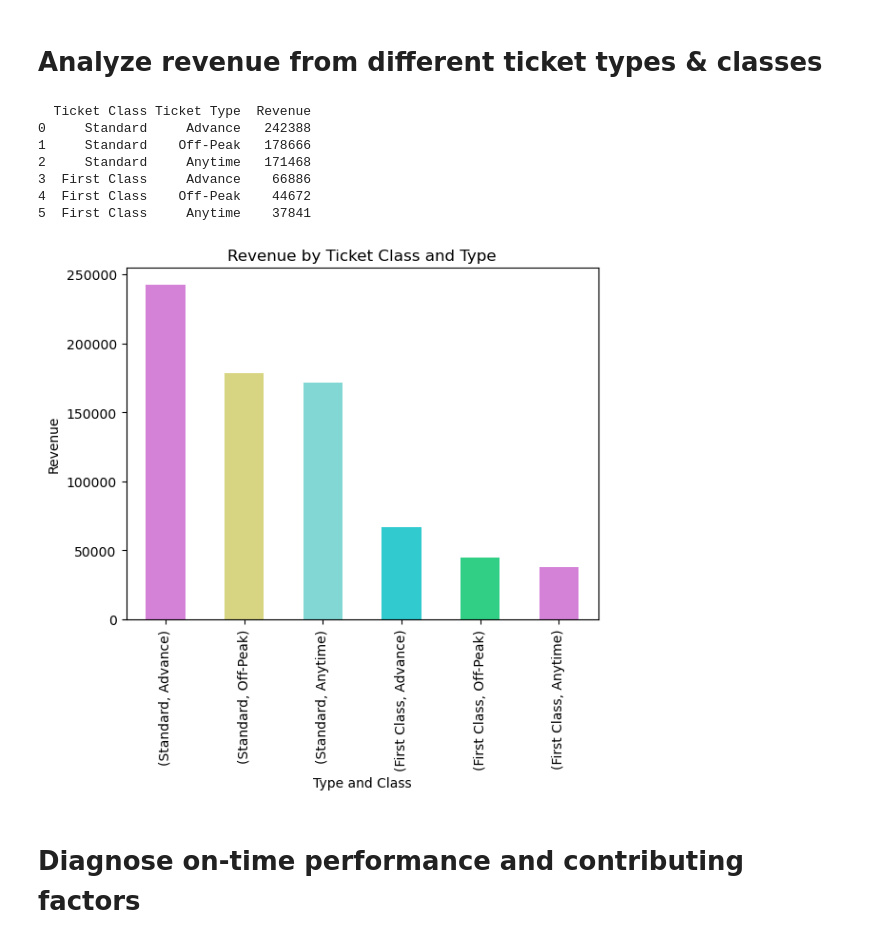
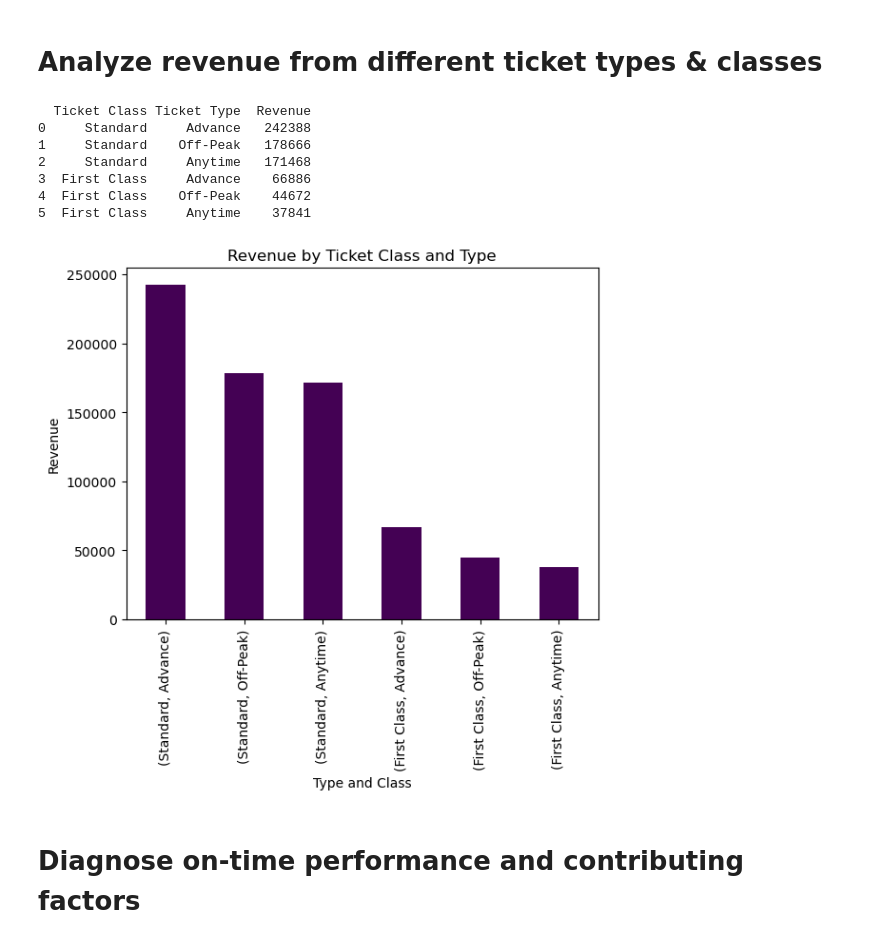
Before and after one commit to samamaryna/Projects, a Jupyter notebook: Railway_analysis.ipynb, the cells around one changed output. Saved outputs shown, nothing was run; the diff lists cells and outputs as text; code cells hidden in the pictures.

```diff
--- a/Railway_analysis.ipynb
+++ b/Railway_analysis.ipynb
@@ -113,24 +114,24 @@ plt.show()
 # %%
 #Analyze revenue from different ticket types & classes
 
 revenue_grouped = df1.groupby(['Ticket Class','Ticket Type'])['Price'].sum().sort_values(ascending=False)
 print(revenue_grouped.reset_index(name='Revenue').to_string())
 
 #To visualize the results:
-revenue_grouped.plot(kind='bar', color = colors)
+revenue_grouped.plot(kind='bar', colormap='viridis')
 plt.title('Revenue by Ticket Class and Type')
 plt.xlabel('Type and Class')
 plt.ylabel('Revenue')
 plt.show()
 # %% [output]
   Ticket Class Ticket Type  Revenue
 0     Standard     Advance   242388
 1     Standard    Off-Peak   178666
 2     Standard     Anytime   171468
 3  First Class     Advance    66886
 4  First Class    Off-Peak    44672
 5  First Class     Anytime    37841
-[figure, old version]
+[figure, new version]
 # %% [markdown]
 # Diagnose on-time performance and contributing factors
 # %%
```
Also changed, not shown: parts of 4 cells of this notebook.
